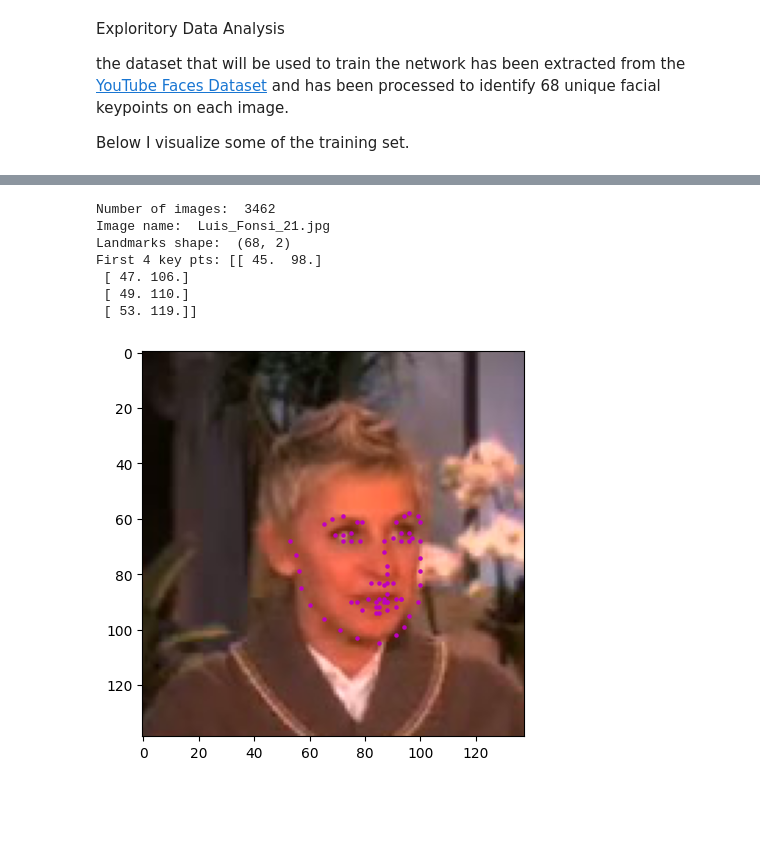
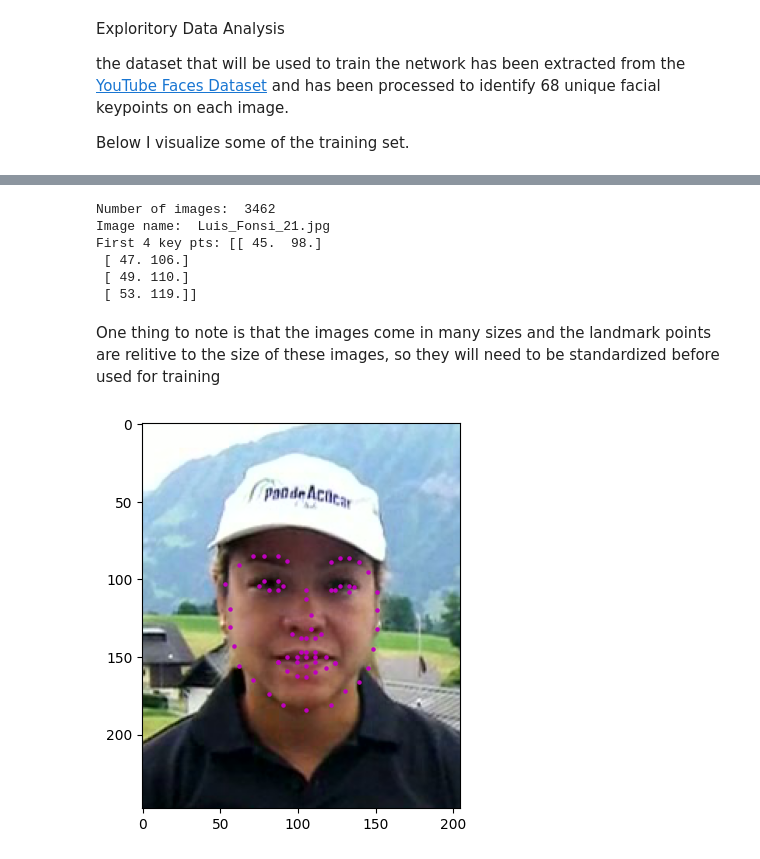
Before and after one commit to dylanlrrb/dylanlrrb.github.io, a Jupyter notebook: portfolio/facial_keypoints/notebook.ipynb, the cells around one changed output, grey strips where cells are left out. Cells and saved outputs as stored; diff of their text form; code cells hidden in the pictures; blank space fills up the shorter version.

```diff
--- a/portfolio/facial_keypoints/notebook.ipynb
+++ b/portfolio/facial_keypoints/notebook.ipynb
@@ -28,40 +45,34 @@ import cv2
 # %%
-key_pts_frame = pd.read_csv('data/training_frames_keypoints.csv')
-
 n = 0
 image_name = key_pts_frame.iloc[n, 0]
 key_pts = key_pts_frame.iloc[n, 1:].to_numpy()
 key_pts = key_pts.astype('float').reshape(-1, 2)
 
-# print out some stats about the data
 print('Number of images: ', key_pts_frame.shape[0])
 print('Image name: ', image_name)
-print('Landmarks shape: ', key_pts.shape)
 print('First 4 key pts: {}'.format(key_pts[:4]))
 # %% [output]
 Number of images:  3462
 Image name:  Luis_Fonsi_21.jpg
-Landmarks shape:  (68, 2)
 First 4 key pts: [[ 45.  98.]
  [ 47. 106.]
  [ 49. 110.]
  [ 53. 119.]]
+# %% [markdown]
+One thing to note is that the images come in many sizes and the landmark points are relitive to the size of these images, so they will need to be standardized before used for training
 # %%
 def show_keypoints(image, key_pts):
     """Show image with keypoints"""
     plt.imshow(image)
     plt.scatter(key_pts[:, 0], key_pts[:, 1], s=20, marker='.', c='m')
 
-# Display a few different types of images by changing the index n
-
-# select an image by index in our data frame
-n = 300
+n = random.randint(0, key_pts_frame.shape[0])
 image_name = key_pts_frame.iloc[n, 0]
 key_pts = key_pts_frame.iloc[n, 1:].to_numpy()
 key_pts = key_pts.astype('float').reshape(-1, 2)
 
 plt.figure(figsize=(5, 5))
 show_keypoints(mpimg.imread(os.path.join('data/training/', image_name)), key_pts)
 plt.show()
 # %% [output]
-[figure, old version]
+[figure, new version]
```
Also changed, not shown: parts of 9 cells of this notebook, 10 other files.
